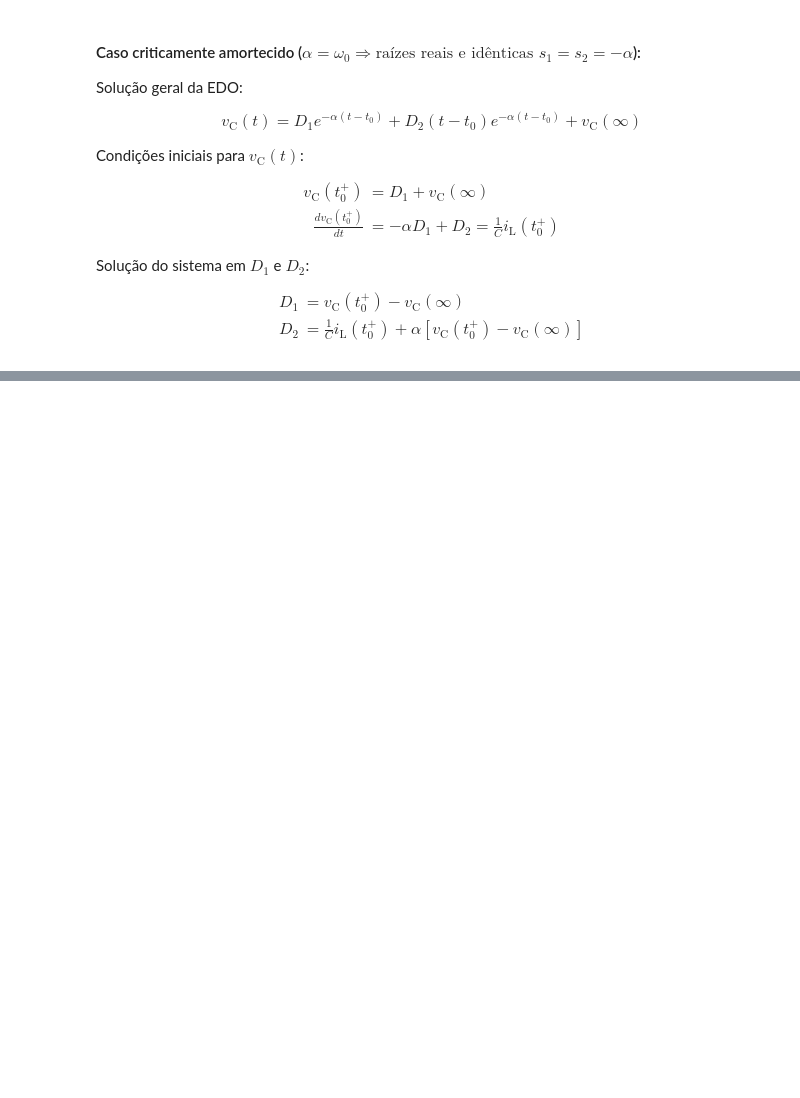
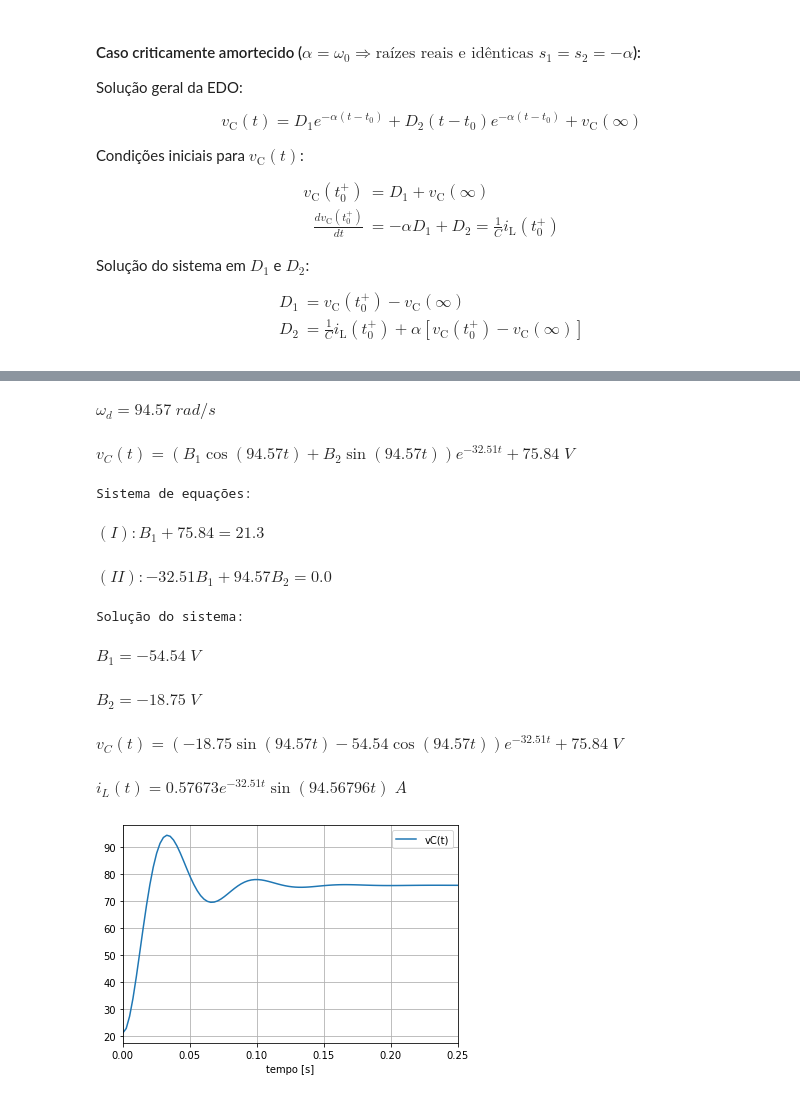
Before and after one commit to edsonportosilva/ElectricCircuits, a Jupyter notebook: Jupyter notebooks/Circuitos Eletricos I - Semana 8.2.ipynb, the cells around one changed output, grey strips where cells are left out. Cells and saved outputs as stored; diff of their text form; code cells hidden in the pictures; blank space fills up the shorter version.

```diff
--- a/Jupyter notebooks/Circuitos Eletricos I - Semana 8.2.ipynb
+++ b/Jupyter notebooks/Circuitos Eletricos I - Semana 8.2.ipynb
@@ -597,0 +620,64 @@ symplot(t, iL, intervalo, 'iL(t)')
+# %%
+# define a frequência de oscilação amortecida
+ωd =np.sqrt(ω0**2-α**2)
+
+symdisp('ω_d =', round(ωd, 2), ' rad/s')
+
+# define variáveis da solução geral
+t, B1, B2 = sp.symbols('t, B1, B2')
+
+# expressão geral da resposta subamortecida
+vC = sp.exp(-α*(t-t0))*(B1*sp.cos(ωd*(t-t0)) + B2*sp.sin(ωd*(t-t0))) + vC_inf
+
+symdisp('v_C(t) = ', round_expr(vC, 2), ' V')
+# %% [output]
+$\displaystyle ω_d =94.57\; rad/s$
+$\displaystyle v_C(t) = \left(B_{1} \cos{\left(94.57 t \right)} + B_{2} \sin{\left(94.57 t \right)}\right) e^{- 32.51 t} + 75.84\; V$
+# %%
+# define os sistema de equações com as condições iniciais
+eq1 = sp.Eq(   B1 + vC_inf, vC_t0)
+eq2 = sp.Eq(-α*B1 + ωd*B2,  iL_t0/C)
+
+print('Sistema de equações:')
+symdisp('(I): ', round_expr(eq1, 2),' ')
+symdisp('(II): ', round_expr(eq2, 2),' ')
+# %% [output]
+Sistema de equações:
+$\displaystyle (I): B_{1} + 75.84 = 21.3\; $
+$\displaystyle (II): - 32.51 B_{1} + 94.57 B_{2} = 0.0\; $
+# %%
+# resolve o sistema
+soluc = sp.solve((eq1, eq2), dict=True)
+B1 = np.array([sol[B1] for sol in soluc])
+B2 = np.array([sol[B2] for sol in soluc])
+
+B1 = B1[0]
+B2 = B2[0]
+
+print('Solução do sistema:')
+symdisp('B_1 =', round(B1, 2), ' V')
+symdisp('B_2 =', round(B2, 2), ' V')
+# %% [output]
+Solução do sistema:
+$\displaystyle B_1 =-54.54\; V$
+$\displaystyle B_2 =-18.75\; V$
+# %%
+# expressão geral da resposta subamortecida
+vC = sp.exp(-α*(t-t0))*(B1*sp.cos(ωd*(t-t0)) + B2*sp.sin(ωd*(t-t0))) + vC_inf
+
+symdisp('v_C(t) = ', round_expr(vC, 2), ' V')
+# %% [output]
+$\displaystyle v_C(t) = \left(- 18.75 \sin{\left(94.57 t \right)} - 54.54 \cos{\left(94.57 t \right)}\right) e^{- 32.51 t} + 75.84\; V$
+# %%
+# corrente passando pelo indutor
+iL = C*sp.diff(vC, t)
+
+symdisp('i_L(t) = ', round_expr(iL.simplify(),5), 'A')
+# %% [output]
+$\displaystyle i_L(t) = 0.57673 e^{- 32.51 t} \sin{\left(94.56796 t \right)}\;A$
+# %%
+# plota gráfico da função
+intervalo = np.linspace(t0,t0+0.25,100)
+symplot(t, vC, intervalo, 'vC(t)')
+# %% [output]
+[figure, added]
```
Also changed, not shown: parts of 6 cells of this notebook, 1 other file.
